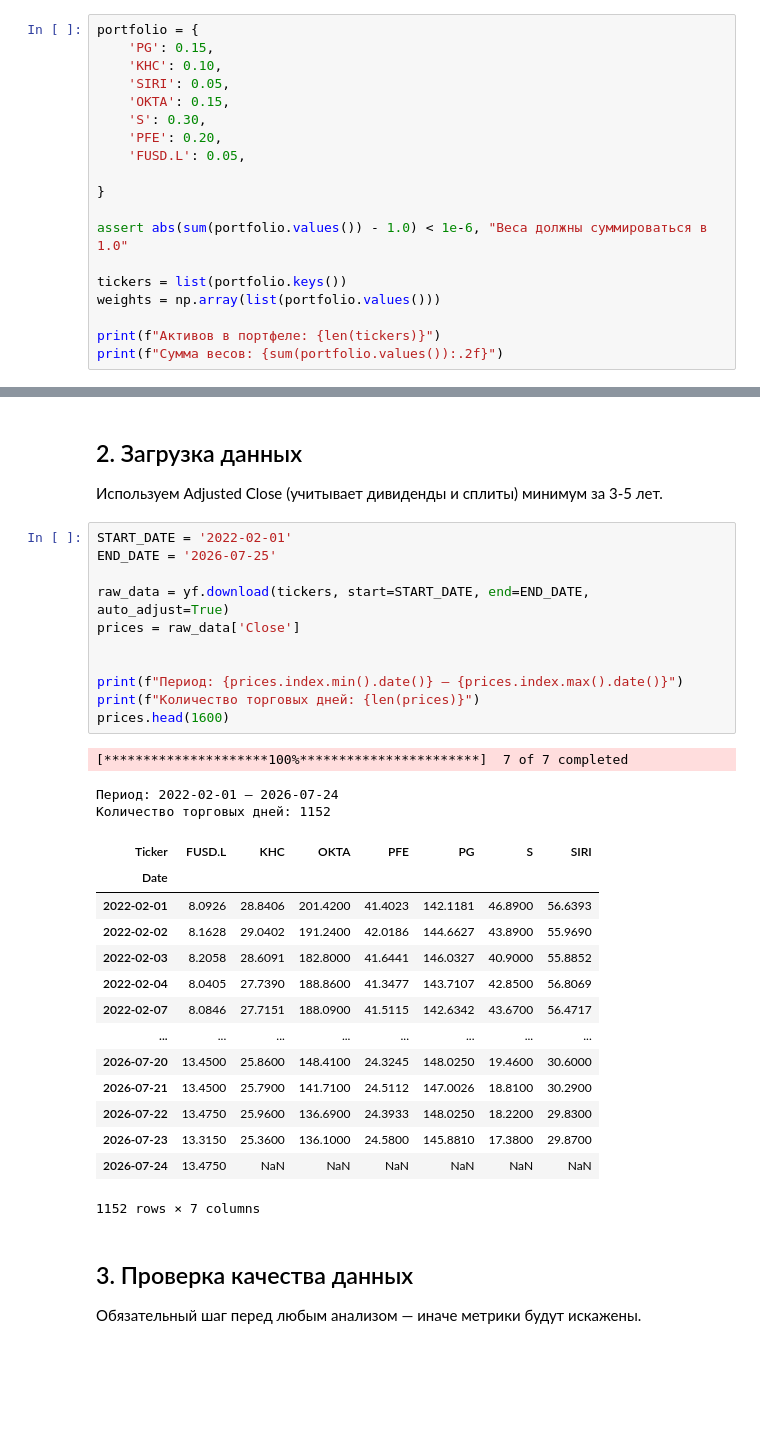
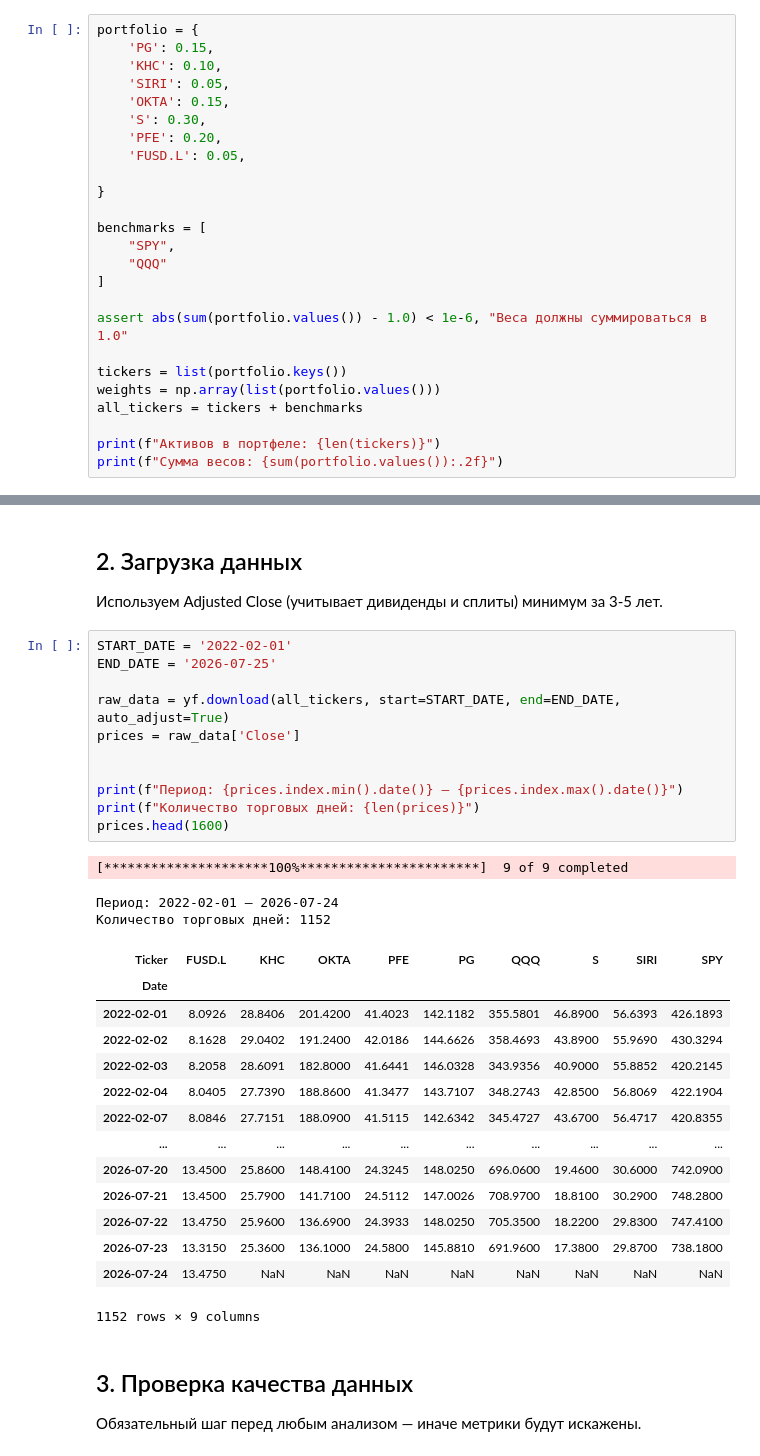
Before and after one commit to koss28/Portfolio_analysis, a Jupyter notebook: notebooks/portfolio risk analytics.ipynb, the cells around one changed output, grey strips where cells are left out. Cells and saved outputs as stored; diff of their text form; blank space fills up the shorter version.

```diff
--- a/notebooks/portfolio risk analytics.ipynb
+++ b/notebooks/portfolio risk analytics.ipynb
@@ -41,10 +41,16 @@ portfolio = {
 
 }
 
+benchmarks = [
+    "SPY",
+    "QQQ"
+]
+
 assert abs(sum(portfolio.values()) - 1.0) < 1e-6, "Веса должны суммироваться в 1.0"
 
 tickers = list(portfolio.keys())
 weights = np.array(list(portfolio.values()))
+all_tickers = tickers + benchmarks
 
 print(f"Активов в портфеле: {len(tickers)}")
 print(f"Сумма весов: {sum(portfolio.values()):.2f}")
@@ -58,32 +64,32 @@ print(f"Сумма весов: {sum(portfolio.values()):.2f}")
 # %%
 START_DATE = '2022-02-01'
 END_DATE = '2026-07-25'
 
-raw_data = yf.download(tickers, start=START_DATE, end=END_DATE, auto_adjust=True)
+raw_data = yf.download(all_tickers, start=START_DATE, end=END_DATE, auto_adjust=True)
 prices = raw_data['Close']
 
 
 print(f"Период: {prices.index.min().date()} — {prices.index.max().date()}")
 print(f"Количество торговых дней: {len(prices)}")
 prices.head(1600)
 # %% [output]
-[*********************100%***********************]  7 of 7 completed
+[*********************100%***********************]  9 of 9 completed
 Период: 2022-02-01 — 2026-07-24
 Количество торговых дней: 1152
-| Ticker | FUSD.L | KHC | OKTA | PFE | PG | S | SIRI |
-| Date |  |  |  |  |  |  |  |
-| 2022-02-01 | 8.0926 | 28.8406 | 201.4200 | 41.4023 | 142.1181 | 46.8900 | 56.6393 |
-| 2022-02-02 | 8.1628 | 29.0402 | 191.2400 | 42.0186 | 144.6627 | 43.8900 | 55.9690 |
-| 2022-02-03 | 8.2058 | 28.6091 | 182.8000 | 41.6441 | 146.0327 | 40.9000 | 55.8852 |
-| 2022-02-04 | 8.0405 | 27.7390 | 188.8600 | 41.3477 | 143.7107 | 42.8500 | 56.8069 |
-| 2022-02-07 | 8.0846 | 27.7151 | 188.0900 | 41.5115 | 142.6342 | 43.6700 | 56.4717 |
-| ... | ... | ... | ... | ... | ... | ... | ... |
-| 2026-07-20 | 13.4500 | 25.8600 | 148.4100 | 24.3245 | 148.0250 | 19.4600 | 30.6000 |
-| 2026-07-21 | 13.4500 | 25.7900 | 141.7100 | 24.5112 | 147.0026 | 18.8100 | 30.2900 |
-| 2026-07-22 | 13.4750 | 25.9600 | 136.6900 | 24.3933 | 148.0250 | 18.2200 | 29.8300 |
-| 2026-07-23 | 13.3150 | 25.3600 | 136.1000 | 24.5800 | 145.8810 | 17.3800 | 29.8700 |
-| 2026-07-24 | 13.4750 | NaN | NaN | NaN | NaN | NaN | NaN |
+| Ticker | FUSD.L | KHC | OKTA | PFE | PG | QQQ | S | SIRI | SPY |
+| Date |  |  |  |  |  |  |  |  |  |
+| 2022-02-01 | 8.0926 | 28.8406 | 201.4200 | 41.4023 | 142.1182 | 355.5801 | 46.8900 | 56.6393 | 426.1893 |
+| 2022-02-02 | 8.1628 | 29.0402 | 191.2400 | 42.0186 | 144.6626 | 358.4693 | 43.8900 | 55.9690 | 430.3294 |
+| 2022-02-03 | 8.2058 | 28.6091 | 182.8000 | 41.6441 | 146.0328 | 343.9356 | 40.9000 | 55.8852 | 420.2145 |
+| 2022-02-04 | 8.0405 | 27.7390 | 188.8600 | 41.3477 | 143.7107 | 348.2743 | 42.8500 | 56.8069 | 422.1904 |
+| 2022-02-07 | 8.0846 | 27.7151 | 188.0900 | 41.5115 | 142.6342 | 345.4727 | 43.6700 | 56.4717 | 420.8355 |
+| ... | ... | ... | ... | ... | ... | ... | ... | ... | ... |
+| 2026-07-20 | 13.4500 | 25.8600 | 148.4100 | 24.3245 | 148.0250 | 696.0600 | 19.4600 | 30.6000 | 742.0900 |
+| 2026-07-21 | 13.4500 | 25.7900 | 141.7100 | 24.5112 | 147.0026 | 708.9700 | 18.8100 | 30.2900 | 748.2800 |
+| 2026-07-22 | 13.4750 | 25.9600 | 136.6900 | 24.3933 | 148.0250 | 705.3500 | 18.2200 | 29.8300 | 747.4100 |
+| 2026-07-23 | 13.3150 | 25.3600 | 136.1000 | 24.5800 | 145.8810 | 691.9600 | 17.3800 | 29.8700 | 738.1800 |
+| 2026-07-24 | 13.4750 | NaN | NaN | NaN | NaN | NaN | NaN | NaN | NaN |
-1152 rows × 7 columns
+1152 rows × 9 columns
 # %% [markdown]
 ## 3. Проверка качества данных
 
```
Also changed, not shown: parts of 34 cells of this notebook, 1 other file.
